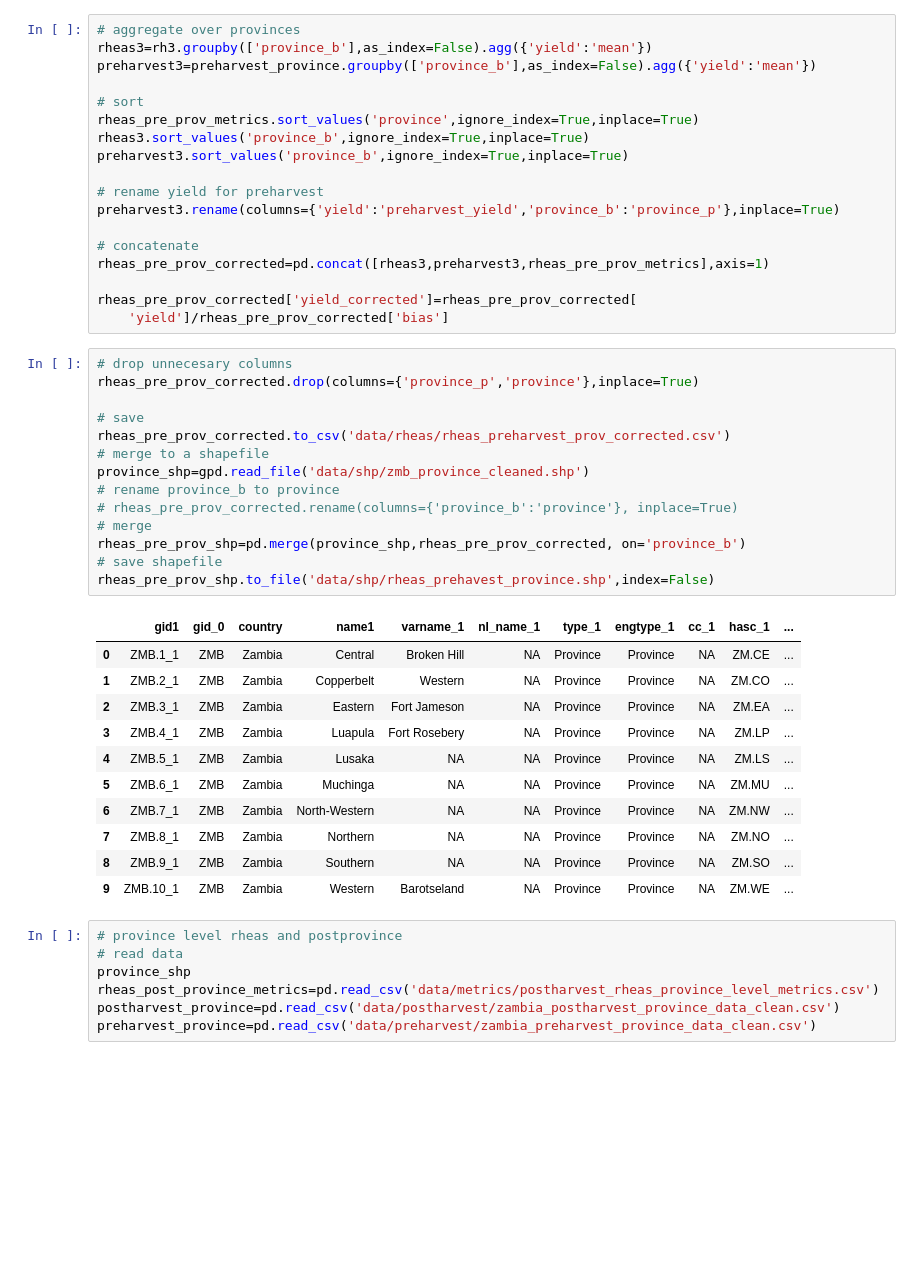
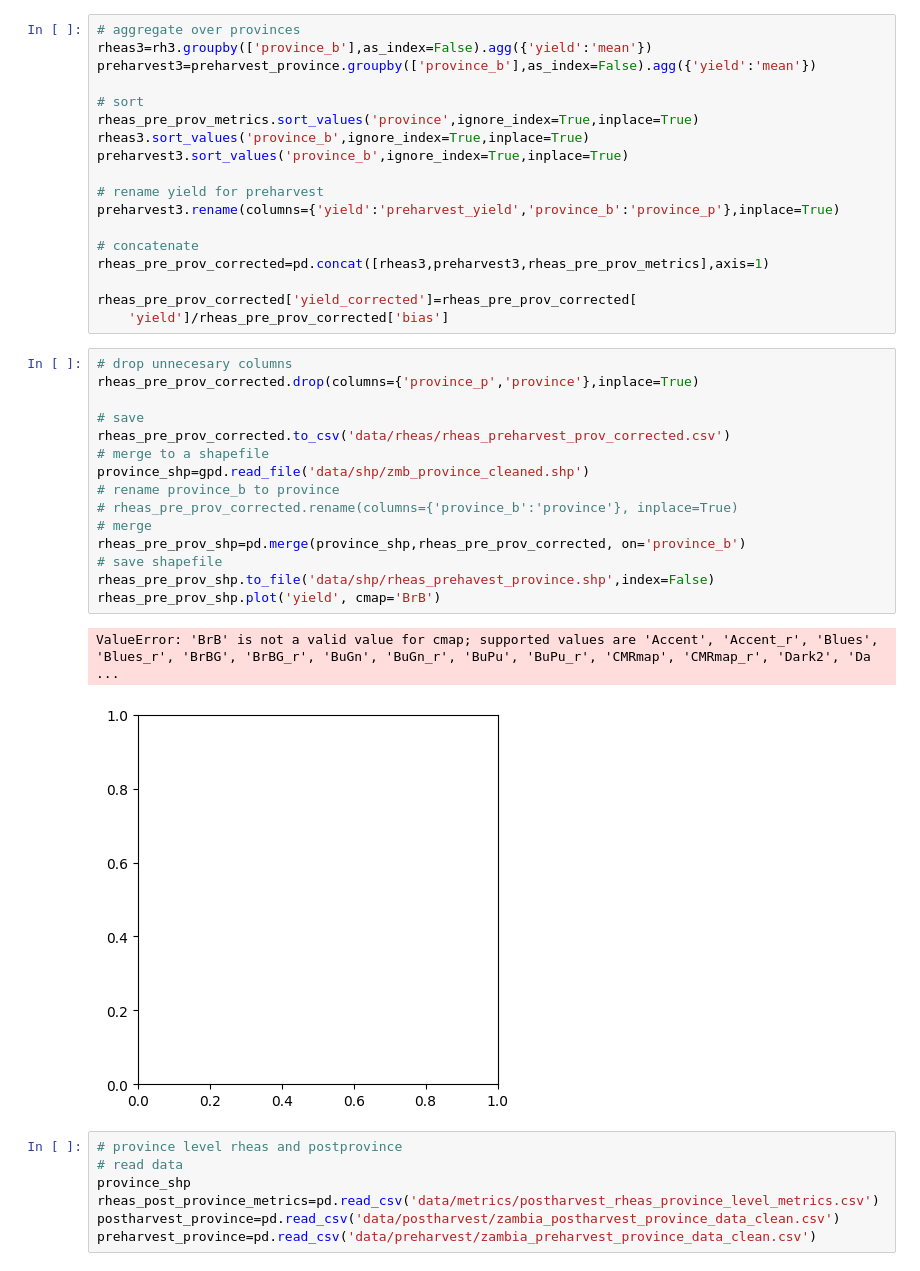
Before and after one commit to franklineronoh/crop-modeling, a Jupyter notebook: zambia/merge_dist_prov_met.ipynb, the cells around one changed output. Saved outputs shown, nothing was run; the diff lists cells and outputs as text; blank space fills up the shorter version.

```diff
--- a/zambia/merge_dist_prov_met.ipynb
+++ b/zambia/merge_dist_prov_met.ipynb
@@ -111,29 +111,21 @@ rheas_pre_prov_corrected['yield_corrected']=rheas_pre_prov_corrected[
 # %%
 # drop unnecesary columns
 rheas_pre_prov_corrected.drop(columns={'province_p','province'},inplace=True)
 
 # save
 rheas_pre_prov_corrected.to_csv('data/rheas/rheas_preharvest_prov_corrected.csv')
 # merge to a shapefile
 province_shp=gpd.read_file('data/shp/zmb_province_cleaned.shp')
 # rename province_b to province
 # rheas_pre_prov_corrected.rename(columns={'province_b':'province'}, inplace=True)
 # merge
 rheas_pre_prov_shp=pd.merge(province_shp,rheas_pre_prov_corrected, on='province_b')
 # save shapefile
 rheas_pre_prov_shp.to_file('data/shp/rheas_prehavest_province.shp',index=False)
+rheas_pre_prov_shp.plot('yield', cmap='BrB')
 # %% [output]
-|  | gid1 | gid_0 | country | name1 | varname_1 | nl_name_1 | type_1 | engtype_1 | cc_1 | hasc_1 | ... |
-| 0 | ZMB.1_1 | ZMB | Zambia | Central | Broken Hill | NA | Province | Province | NA | ZM.CE | ... |
-| 1 | ZMB.2_1 | ZMB | Zambia | Copperbelt | Western | NA | Province | Province | NA | ZM.CO | ... |
-| 2 | ZMB.3_1 | ZMB | Zambia | Eastern | Fort Jameson | NA | Province | Province | NA | ZM.EA | ... |
-| 3 | ZMB.4_1 | ZMB | Zambia | Luapula | Fort Rosebery | NA | Province | Province | NA | ZM.LP | ... |
-| 4 | ZMB.5_1 | ZMB | Zambia | Lusaka | NA | NA | Province | Province | NA | ZM.LS | ... |
-| 5 | ZMB.6_1 | ZMB | Zambia | Muchinga | NA | NA | Province | Province | NA | ZM.MU | ... |
-| 6 | ZMB.7_1 | ZMB | Zambia | North-Western | NA | NA | Province | Province | NA | ZM.NW | ... |
-| 7 | ZMB.8_1 | ZMB | Zambia | Northern | NA | NA | Province | Province | NA | ZM.NO | ... |
-| 8 | ZMB.9_1 | ZMB | Zambia | Southern | NA | NA | Province | Province | NA | ZM.SO | ... |
-| 9 | ZMB.10_1 | ZMB | Zambia | Western | Barotseland | NA | Province | Province | NA | ZM.WE | ... |
+ValueError: 'BrB' is not a valid value for cmap; supported values are 'Accent', 'Accent_r', 'Blues', 'Blues_r', 'BrBG', 'BrBG_r', 'BuGn', 'BuGn_r', 'BuPu', 'BuPu_r', 'CMRmap', 'CMRmap_r', 'Dark2', 'Da ...
+[figure, added]
 # %%
 # province level rheas and postprovince
 # read data
```
Also changed, not shown: 2 other files.
